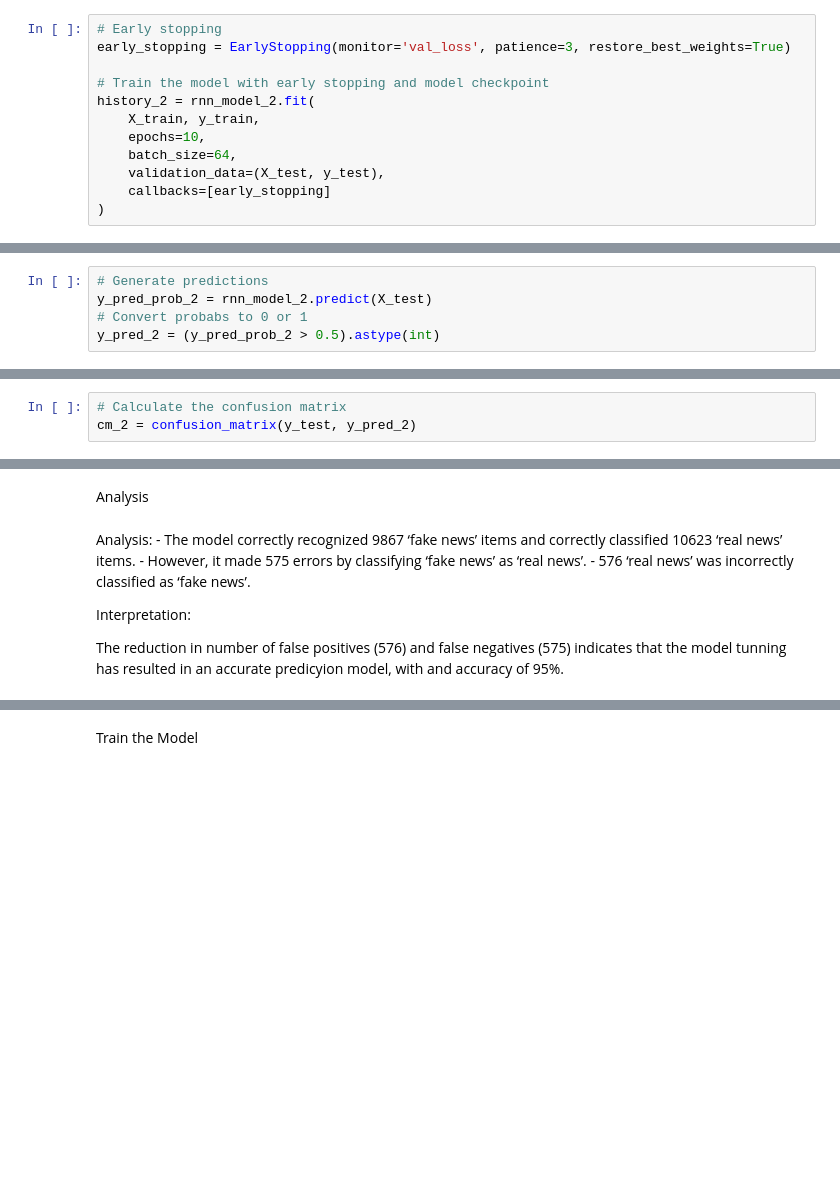
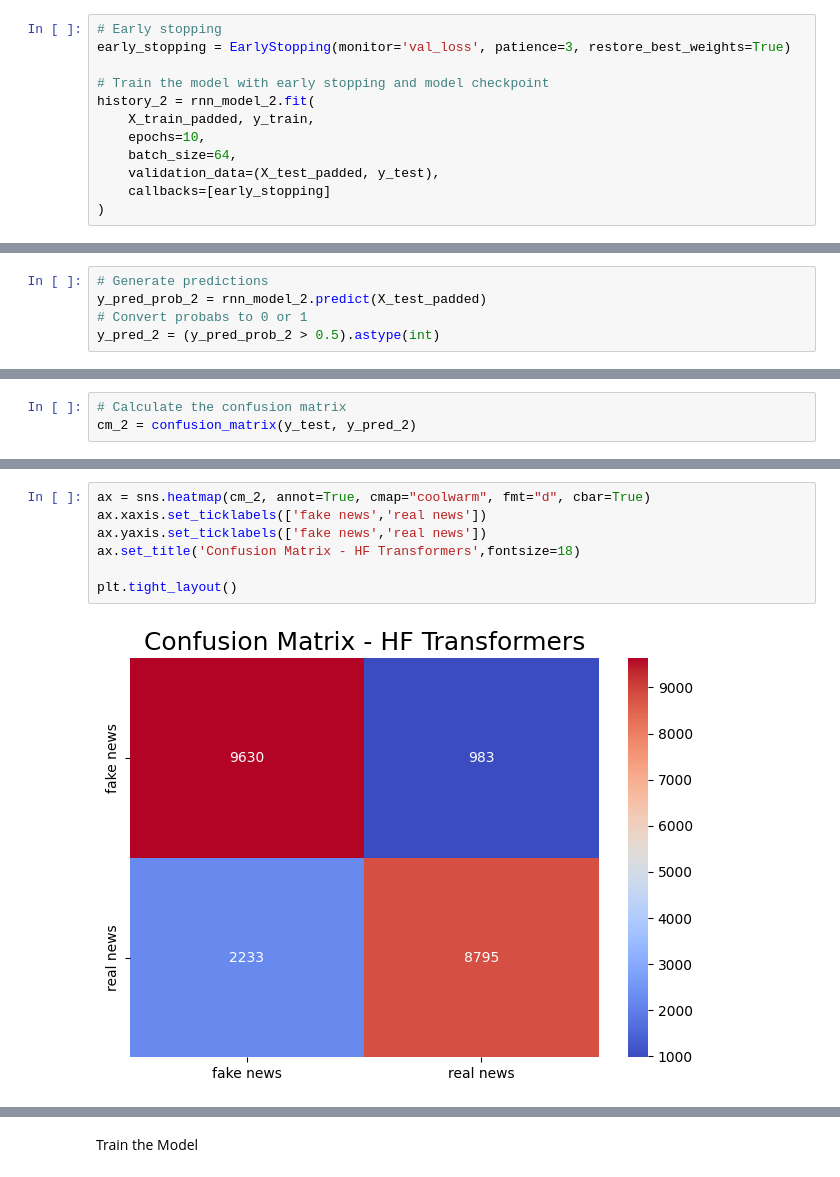
Before and after one commit to namrata1104/Fake_news_detection, a Jupyter notebook: notebooks/fakenews-jarrod.ipynb, the cells around one changed output, grey strips where cells are left out. Saved outputs shown, nothing was run; the diff lists cells and outputs as text; blank space fills up the shorter version.

```diff
--- a/notebooks/fakenews-jarrod.ipynb
+++ b/notebooks/fakenews-jarrod.ipynb
@@ -468,10 +472,10 @@ early_stopping = EarlyStopping(monitor='val_loss', patience=3, restore_best_weig
 
 # Train the model with early stopping and model checkpoint
 history_2 = rnn_model_2.fit(
-    X_train, y_train,
+    X_train_padded, y_train,
     epochs=10,
     batch_size=64,
-    validation_data=(X_test, y_test),
+    validation_data=(X_test_padded, y_test),
     callbacks=[early_stopping]
 )
 # %% [output]
@@ -522,7 +526,7 @@ Test Accuracy: 0.95
 Predict
 # %%
 # Generate predictions
-y_pred_prob_2 = rnn_model_2.predict(X_test)
+y_pred_prob_2 = rnn_model_2.predict(X_test_padded)
 # Convert probabs to 0 or 1
 y_pred_2 = (y_pred_prob_2 > 0.5).astype(int)
 # %% [output]
@@ -585,12 +571,10 @@ plt.show()
-# %% [markdown]
-Analysis
-# %% [markdown]
-Analysis:
-	- The model correctly recognized 9867 ‘fake news’ items and correctly classified 10623 ‘real news’ items.
-	- However, it made 575 errors by classifying ‘fake news’ as ‘real news’.
-	- 576 ‘real news’ was incorrectly classified as ‘fake news’.
-
-Interpretation:
-
-The reduction in number of false positives (576) and false negatives (575) indicates that the model tunning has resulted in an accurate predicyion model, with and accuracy of 95%.
+# %%
+ax = sns.heatmap(cm_2, annot=True, cmap="coolwarm", fmt="d", cbar=True)
+ax.xaxis.set_ticklabels(['fake news','real news'])
+ax.yaxis.set_ticklabels(['fake news','real news'])
+ax.set_title('Confusion Matrix - HF Transformers',fontsize=18)
+
+plt.tight_layout()
+# %% [output]
+[figure, added]
 # %%
```
Also changed, not shown: parts of 116 cells of this notebook, 7 other files.
